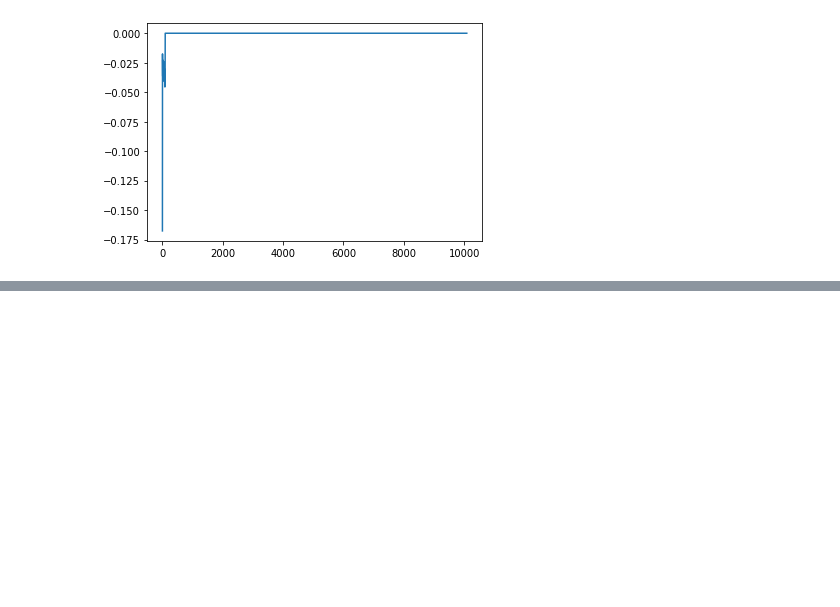
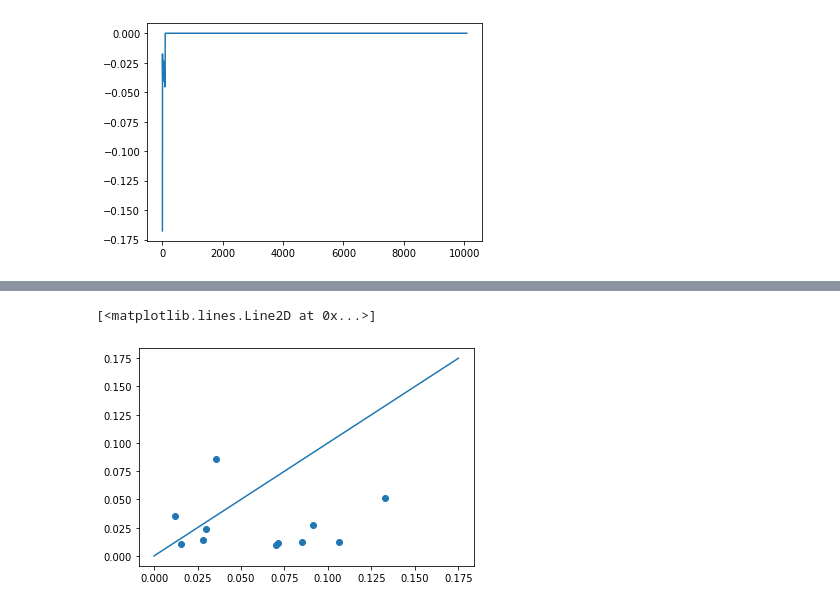
Before and after one commit to clarahoffmann/commaai, a Jupyter notebook: 04a_MCMC/unfiltered_gaussian/Ridge/HMC.ipynb, the cells around one changed output, grey strips where cells are left out. Cells and saved outputs as stored; diff of their text form; code cells hidden in the pictures; blank space fills up the shorter version.

```diff
--- a/04a_MCMC/unfiltered_gaussian/Ridge/HMC.ipynb
+++ b/04a_MCMC/unfiltered_gaussian/Ridge/HMC.ipynb
@@ -264,0 +291,7 @@ plt.plot(df[:,9])
+# %%
+plt.scatter(vartheta_va_sd, all_thetas_sd)
+ident = [0, 0.175]
+plt.plot(ident,ident)
+# %% [output]
+[<matplotlib.lines.Line2D at 0x...>]
+[figure, added]
```
Also changed, not shown: parts of 14 cells of this notebook, 5 other files.
